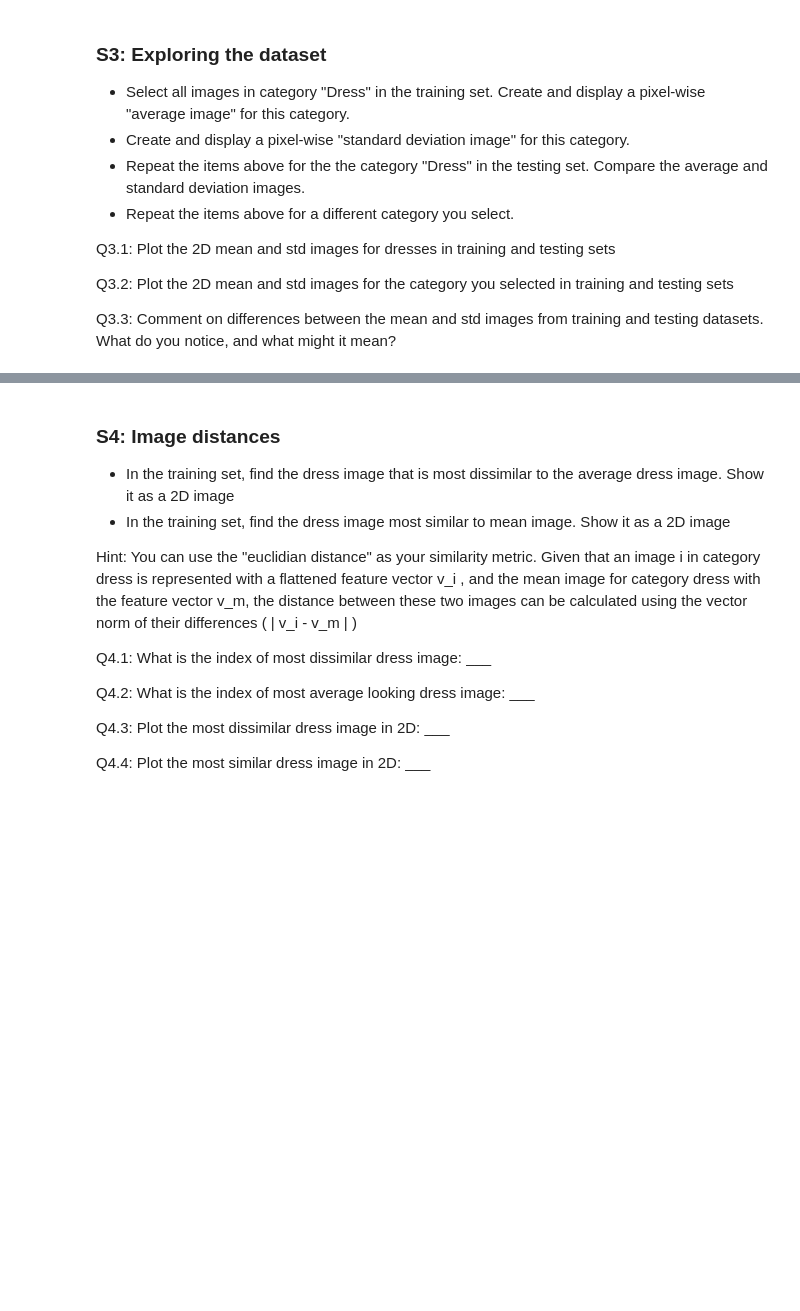
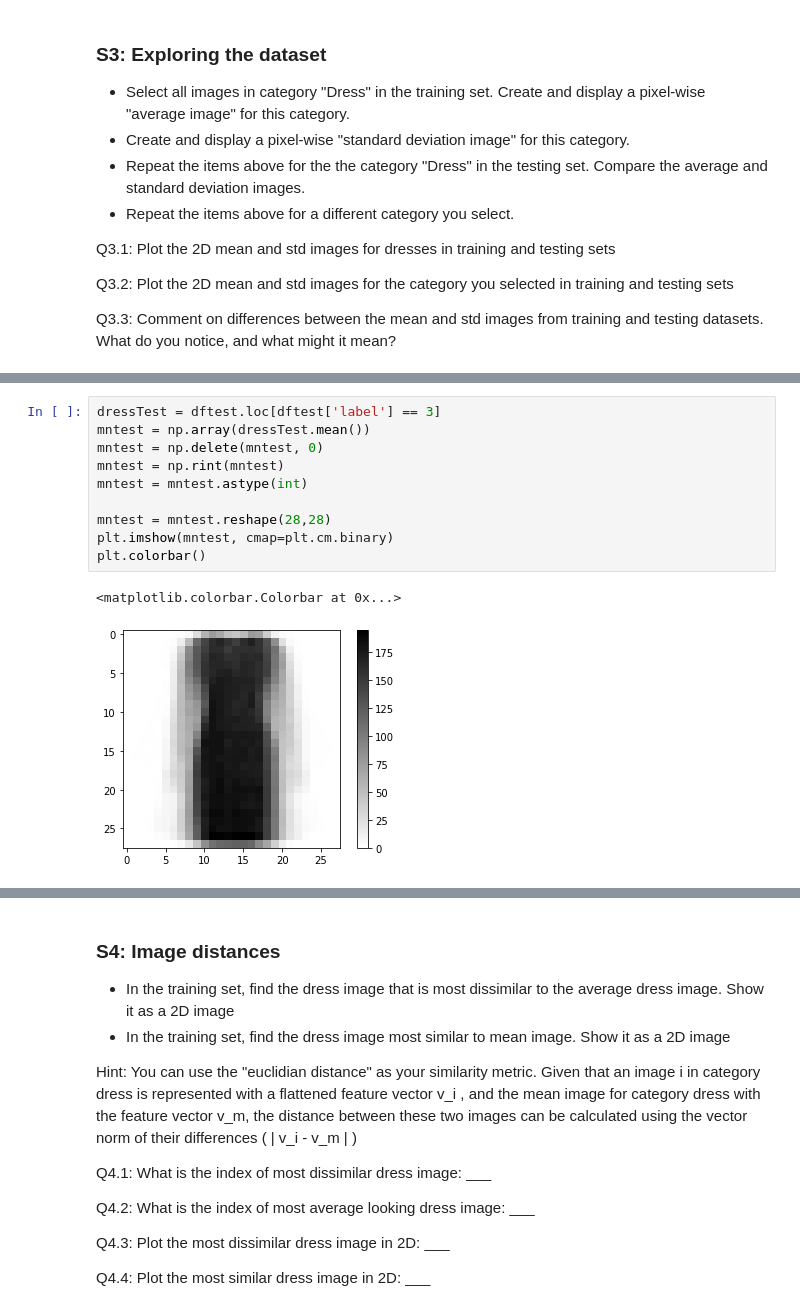
Before and after one commit to johnatawnclementawn/RemoteSensing_650_HW, a Jupyter notebook: HW1/MUSA650_Spring2022_HW1.ipynb, the cells around one changed output, grey strips where cells are left out. Drawn from its saved outputs; the diff is of its cells as text; blank space fills up the shorter version.

```diff
--- a/HW1/MUSA650_Spring2022_HW1.ipynb
+++ b/HW1/MUSA650_Spring2022_HW1.ipynb
@@ -96,0 +113,13 @@ Q3.3: Comment on differences between the mean and std images from training and t
+# %%
+dressTest = dftest.loc[dftest['label'] == 3]
+mntest = np.array(dressTest.mean())
+mntest = np.delete(mntest, 0)
+mntest = np.rint(mntest)
+mntest = mntest.astype(int)
+
+mntest = mntest.reshape(28,28)
+plt.imshow(mntest, cmap=plt.cm.binary)
+plt.colorbar()
+# %% [output]
+<matplotlib.colorbar.Colorbar at 0x...>
+[figure, added]
```
Also changed, not shown: parts of 7 cells of this notebook.
